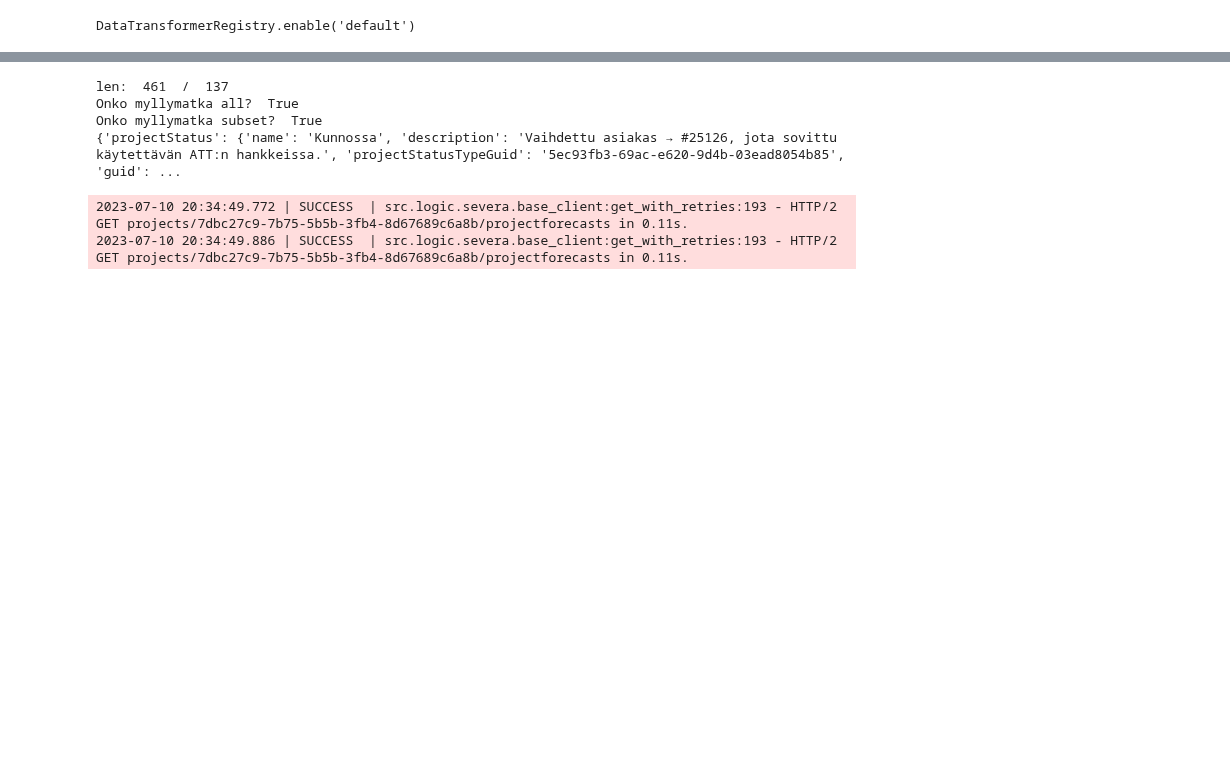
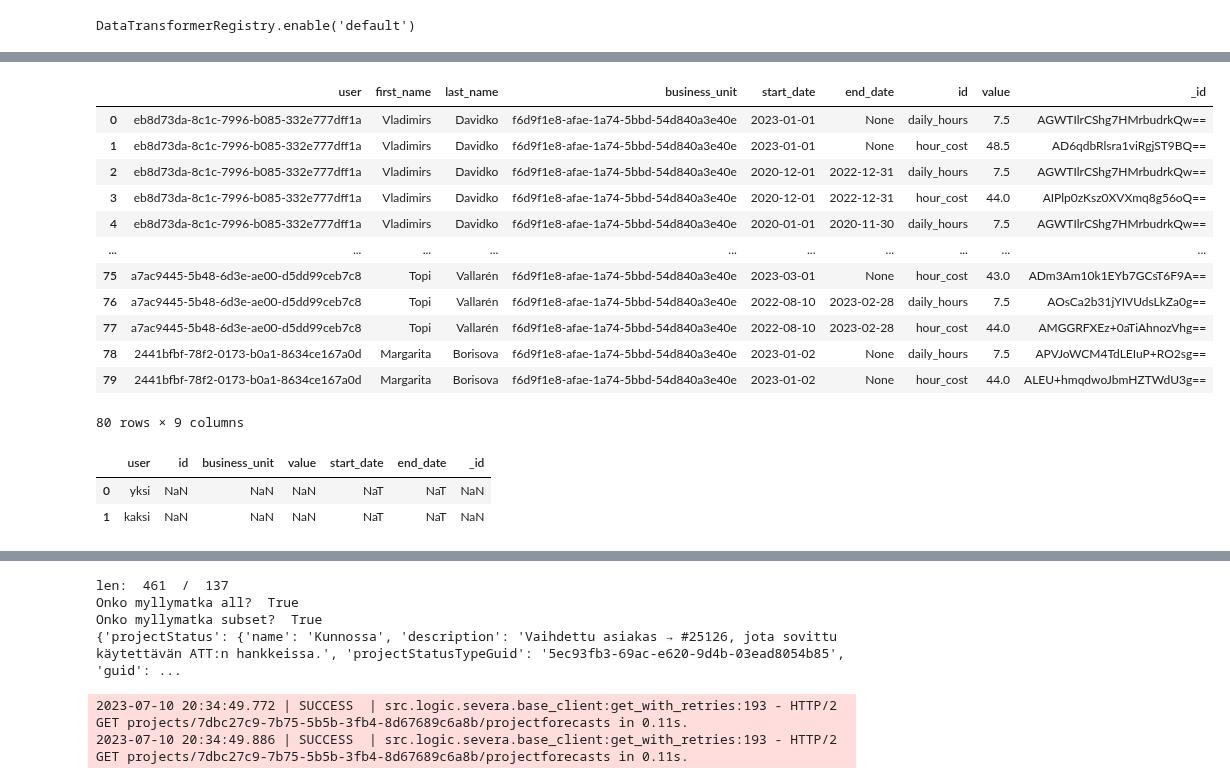
Before and after one commit to vreima/tie-dashboard, a Jupyter notebook: testing-notebook.ipynb, the cells around one changed output, grey strips where cells are left out. Drawn from its saved outputs; the diff is of its cells as text; code cells hidden in the pictures; blank space fills up the shorter version.

```diff
--- a/testing-notebook.ipynb
+++ b/testing-notebook.ipynb
@@ -33,3 +36,14 @@ span = DateRange(540)
 alt.data_transformers.disable_max_rows()
 # %% [output]
 DataTransformerRegistry.enable('default')
+# %%
+import src.ui.routes
+reload(src.ui.routes)
+
+async with src.logic.severa.client.Client() as f:
+    inf = await f.fetch_all_user_information()
+    hour
+
+x = src.logic.processing.ProcessUsers(inf)
+x.data
+# %% [output]
@@ -36,3 +60,27 @@ DataTransformerRegistry.enable('default')
+|  | user | first_name | last_name | business_unit | start_date | end_date | id | value | _id |
+| 0 | eb8d73da-8c1c-7996-b085-332e777dff1a | Vladimirs | Davidko | f6d9f1e8-afae-1a74-5bbd-54d840a3e40e | 2023-01-01 | None | daily_hours | 7.5 | AGWTIlrCShg7HMrbudrkQw== |
+| 1 | eb8d73da-8c1c-7996-b085-332e777dff1a | Vladimirs | Davidko | f6d9f1e8-afae-1a74-5bbd-54d840a3e40e | 2023-01-01 | None | hour_cost | 48.5 | AD6qdbRlsra1viRgjST9BQ== |
+| 2 | eb8d73da-8c1c-7996-b085-332e777dff1a | Vladimirs | Davidko | f6d9f1e8-afae-1a74-5bbd-54d840a3e40e | 2020-12-01 | 2022-12-31 | daily_hours | 7.5 | AGWTIlrCShg7HMrbudrkQw== |
+| 3 | eb8d73da-8c1c-7996-b085-332e777dff1a | Vladimirs | Davidko | f6d9f1e8-afae-1a74-5bbd-54d840a3e40e | 2020-12-01 | 2022-12-31 | hour_cost | 44.0 | AIPlp0zKsz0XVXmq8g56oQ== |
+| 4 | eb8d73da-8c1c-7996-b085-332e777dff1a | Vladimirs | Davidko | f6d9f1e8-afae-1a74-5bbd-54d840a3e40e | 2020-01-01 | 2020-11-30 | daily_hours | 7.5 | AGWTIlrCShg7HMrbudrkQw== |
+| ... | ... | ... | ... | ... | ... | ... | ... | ... | ... |
+| 75 | a7ac9445-5b48-6d3e-ae00-d5dd99ceb7c8 | Topi | Vallarén | f6d9f1e8-afae-1a74-5bbd-54d840a3e40e | 2023-03-01 | None | hour_cost | 43.0 | ADm3Am10k1EYb7GCsT6F9A== |
+| 76 | a7ac9445-5b48-6d3e-ae00-d5dd99ceb7c8 | Topi | Vallarén | f6d9f1e8-afae-1a74-5bbd-54d840a3e40e | 2022-08-10 | 2023-02-28 | daily_hours | 7.5 | AOsCa2b31jYIVUdsLkZa0g== |
+| 77 | a7ac9445-5b48-6d3e-ae00-d5dd99ceb7c8 | Topi | Vallarén | f6d9f1e8-afae-1a74-5bbd-54d840a3e40e | 2022-08-10 | 2023-02-28 | hour_cost | 44.0 | AMGGRFXEz+0aTiAhnozVhg== |
+| 78 | 2441bfbf-78f2-0173-b0a1-8634ce167a0d | Margarita | Borisova | f6d9f1e8-afae-1a74-5bbd-54d840a3e40e | 2023-01-02 | None | daily_hours | 7.5 | APVJoWCM4TdLEIuP+RO2sg== |
+| 79 | 2441bfbf-78f2-0173-b0a1-8634ce167a0d | Margarita | Borisova | f6d9f1e8-afae-1a74-5bbd-54d840a3e40e | 2023-01-02 | None | hour_cost | 44.0 | ALEU+hmqdwoJbmHZTWdU3g== |
+80 rows × 9 columns
+# %%
+
+x = src.logic.processing.ProcessUsers(pd.DataFrame({"user": ["yksi", "kaksi"]}))
+x.ensure_columns()
+#h = x.ensure_columns().unravel(arrow.get("2023-01-01").datetime, arrow.get("2023-01-30").datetime)
+
+x.data
+# %% [output]
+|  | user | id | business_unit | value | start_date | end_date | _id |
+| 0 | yksi | NaN | NaN | NaN | NaT | NaT | NaN |
+| 1 | kaksi | NaN | NaN | NaN | NaT | NaT | NaN |
 # %%
 t = arrow.utcnow()
 #span = DateRange(t.shift(months=-4).floor("month"), t.shift(months=2).ceil("month"))
```
Also changed, not shown: parts of 5 cells of this notebook, 8 other files.
